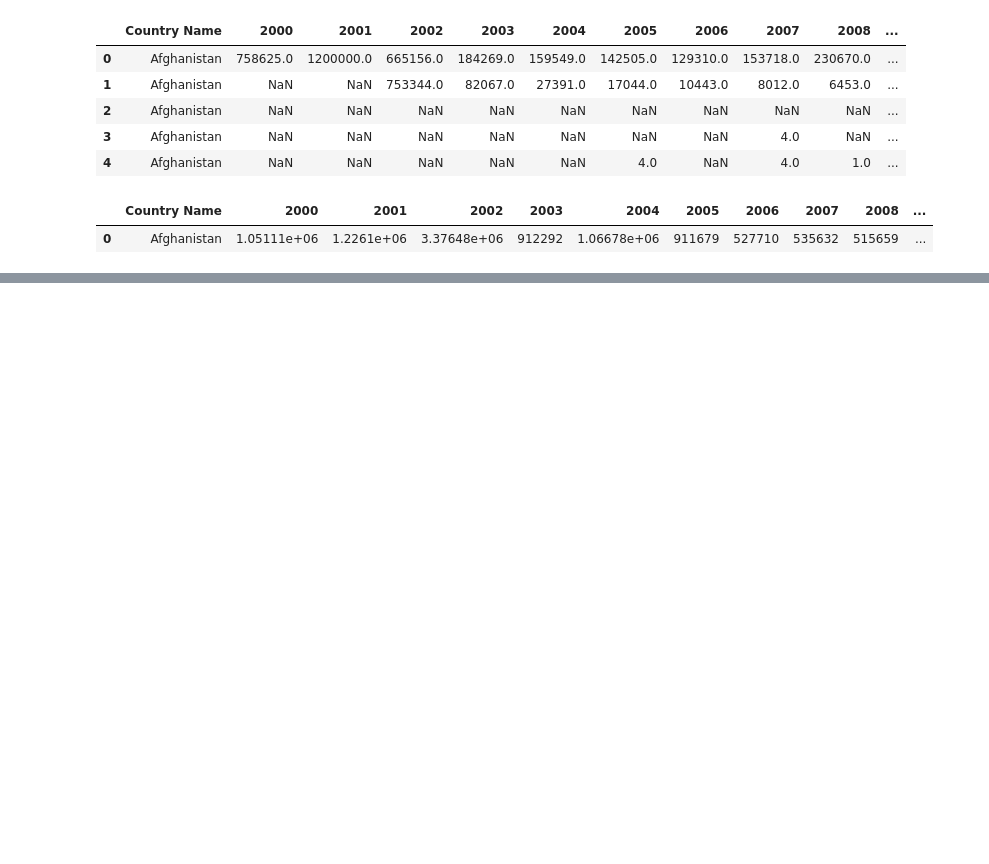
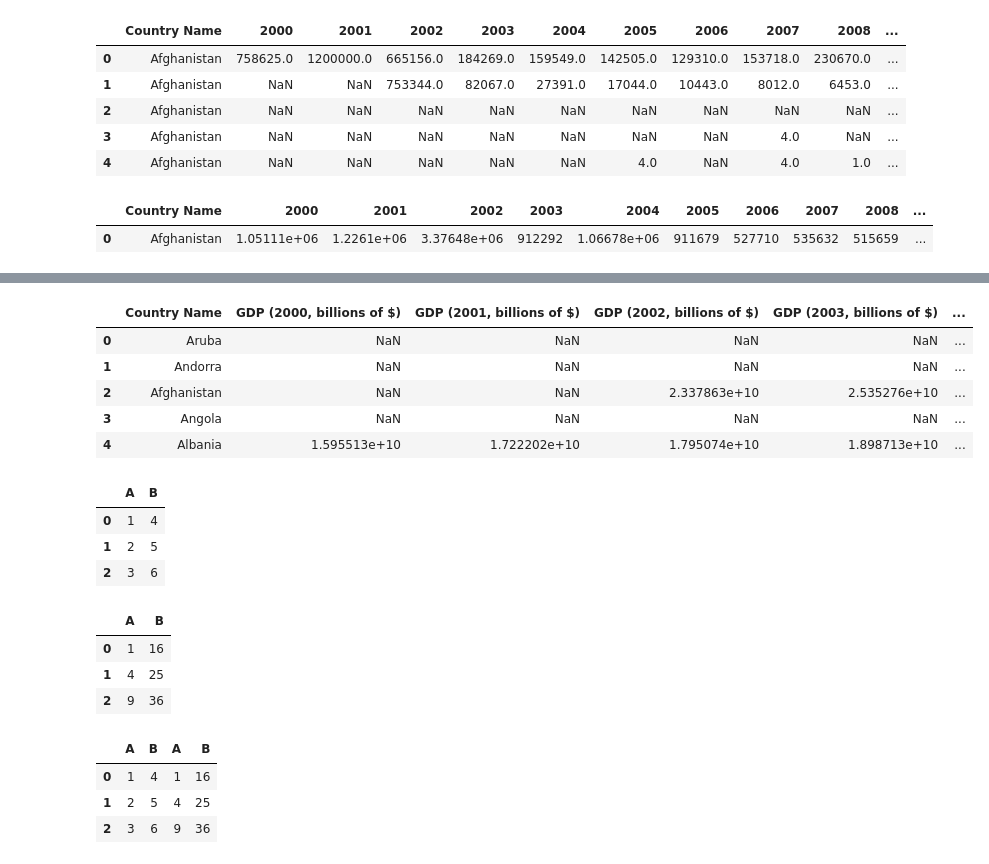
Before and after one commit to zacharydfriedlander/refugee-analysis, a Jupyter notebook: Exploration.ipynb, the cells around one changed output, grey strips where cells are left out. Cells and saved outputs as stored; diff of their text form; code cells hidden in the pictures; blank space fills up the shorter version.

```diff
--- a/Exploration.ipynb
+++ b/Exploration.ipynb
@@ -135,0 +116,11 @@ psq_tms_clean = pandas.read_csv(""))
+# %%
+gdp_clean = pandas.read_csv("data/world_bank_gdp/GDP_filtered.csv")
+# %%
+gdp_clean[0:5]
+# %% [output]
+|  | Country Name | GDP (2000, billions of $) | GDP (2001, billions of $) | GDP (2002, billions of $) | GDP (2003, billions of $) | ... |
+| 0 | Aruba | NaN | NaN | NaN | NaN | ... |
+| 1 | Andorra | NaN | NaN | NaN | NaN | ... |
+| 2 | Afghanistan | NaN | NaN | 2.337863e+10 | 2.535276e+10 | ... |
+| 3 | Angola | NaN | NaN | NaN | NaN | ... |
+| 4 | Albania | 1.595513e+10 | 1.722202e+10 | 1.795074e+10 | 1.898713e+10 | ... |
@@ -135,0 +131,7 @@ psq_tms_clean = pandas.read_csv(""))
+# %%
+X
+# %% [output]
+|  | A | B |
+| 0 | 1 | 4 |
+| 1 | 2 | 5 |
+| 2 | 3 | 6 |
@@ -135,0 +140,14 @@ psq_tms_clean = pandas.read_csv(""))
+# %%
+X2
+# %% [output]
+|  | A | B |
+| 0 | 1 | 16 |
+| 1 | 4 | 25 |
+| 2 | 9 | 36 |
+# %%
+pandas.concat([X, X2], axis=1)
+# %% [output]
+|  | A | B | A | B |
+| 0 | 1 | 4 | 1 | 16 |
+| 1 | 2 | 5 | 4 | 25 |
+| 2 | 3 | 6 | 9 | 36 |
```
Also changed, not shown: parts of 12 cells of this notebook, 3 other files.
